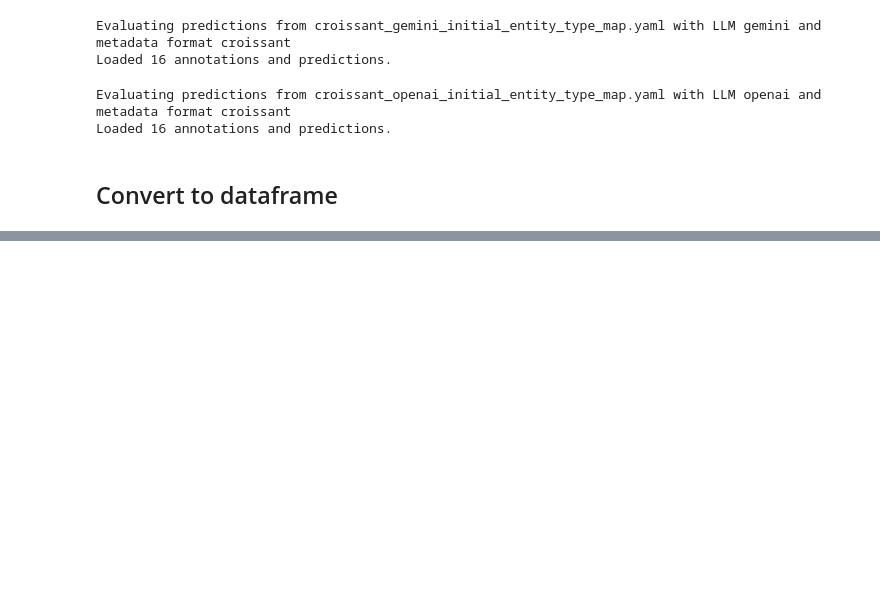
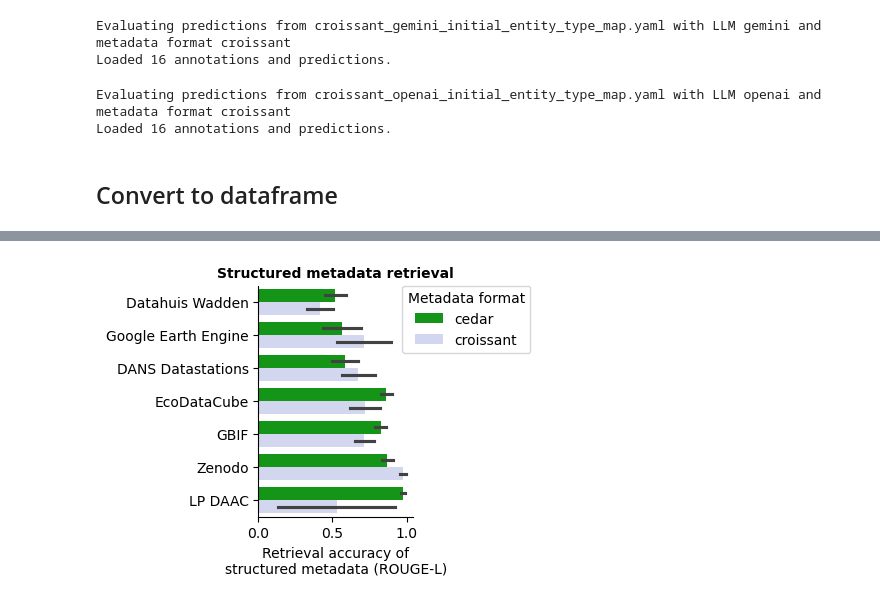
Before and after one commit to LTER-LIFE/meta-knowledge-harvesting, a Jupyter notebook: Evaluate LLM output.ipynb, the cells around one changed output, grey strips where cells are left out. Saved outputs shown, nothing was run; the diff lists cells and outputs as text; code cells hidden in the pictures; blank space fills up the shorter version.

```diff
--- a/Evaluate LLM output.ipynb
+++ b/Evaluate LLM output.ipynb
@@ -192,12 +238,11 @@ for url in ds_scores['url']:
 ds_scores_clean = {k: v for k, v in ds_scores.items() if len(v) == count_it}  # Ensure all lists are of equal length
 print(f'Dropped {len(ds_scores) - len(ds_scores_clean)} columns with missing values.')
 df_scores = pd.DataFrame(ds_scores_clean)
-df_scores['domain'] = df_scores['url'].apply(lambda x: x.lstrip('https://').split('/')[0])
+df_scores['domain'] = df_scores['url'].apply(lambda x: x.lstrip('https://').lstrip('www.').split('/')[0])
+df_scores['provider'] = df_scores['domain'].apply(lambda x: domain_to_provider[x])
 df_scores['name'] = df_scores['url'].apply(lambda x: url_to_ds_name[x])
 # df_scores.to_csv('outputs/2025-05-28/eval_clean_2025-06-02.csv', index=False)
 assert all(df_scores[df_scores['findability'] == 0].annot_missing)
-
-
 
 
 df_scores_present_structured = df_scores[df_scores['findability'] == 1].copy()
@@ -205,12 +250,23 @@ df_scores_present_unstructured = df_scores[df_scores['findability'] == 2].copy()
 df_scores_missing = df_scores[df_scores['annot_missing'] == True].copy()
 
 fields_fuzzy = ['Description', 'Keywords']
-assert all([f in list_metadata_fields for f in fields_fuzzy]), f"Fields {fields_fuzzy} not found in metadata fields."
-fields_exact = [f for f in list_metadata_fields if f not in fields_fuzzy]
+assert all([f in list_metadata_fields_ALL for f in fields_fuzzy]), f"Fields {fields_fuzzy} not found in metadata fields."
+fields_exact = [f for f in list_metadata_fields_ALL if f not in fields_fuzzy]
 
 df_scores_present_structured_exact = df_scores_present_structured[df_scores_present_structured['metadata_field'].isin(fields_exact)].copy()
 df_scores_present_unstructured_exact = df_scores_present_unstructured[df_scores_present_unstructured['metadata_field'].isin(fields_exact)].copy()
 df_scores_missing_exact = df_scores_missing[df_scores_missing['metadata_field'].isin(fields_exact)].copy()
-print(df_scores.columns)
+
+df_scores_exact = df_scores[df_scores['metadata_field'].isin(fields_exact)].copy()
+df_scores_present_exact = df_scores_exact[df_scores_exact['findability'] != 0].copy()
+
+
+best_llm_name = 'Gemini 2.5 Flash'
+df_scores_present_structured_best = df_scores_present_structured[np.logical_and(df_scores_present_structured['processing_stage'] == 'Post',
+                                                                                df_scores_present_structured['llm_name'] == best_llm_name)].copy()
+df_scores_present_unstructured_best = df_scores_present_unstructured[np.logical_and(df_scores_present_unstructured['processing_stage'] == 'Post',
+                                                                                      df_scores_present_unstructured['llm_name'] == best_llm_name)].copy()
+df_scores_missing_best = df_scores_missing[np.logical_and(df_scores_missing['processing_stage'] == 'Post',
+                                                          df_scores_missing['llm_name'] == best_llm_name)].copy()
 # %% [output]
 Dropped 0 columns with missing values.
@@ -236,0 +290,18 @@ df_scores
+# %%
+save_fig = True
+
+fig, ax = plt.subplots(1, 1, figsize=(2, 3))
+
+sns.barplot(data=df_scores_present_structured_exact[df_scores_present_structured_exact['processing_stage'] == 'Post'],
+            x='rouge', y='provider', hue='metadata_format', orient='h', errorbar='se', ax=ax,
+            palette=["#00aa03", "#cdd4f4"])
+ax.set_ylabel('')
+ax.set_xlabel('Retrieval accuracy of\nstructured metadata (ROUGE-L)')
+despine(ax)
+ax.set_title('Structured metadata retrieval', fontsize=10, fontweight='bold')
+ax.legend(title='Metadata format', loc='upper right', bbox_to_anchor=(1.8, 1.03))
+
+if save_fig:
+    plt.savefig(os.path.join(fig_dir, 'metadata_retrieval_structured_summary.pdf'), bbox_inches='tight', dpi=300)
+# %% [output]
+[figure, added]
```
Also changed, not shown: parts of 27 cells of this notebook, 8 other files.
